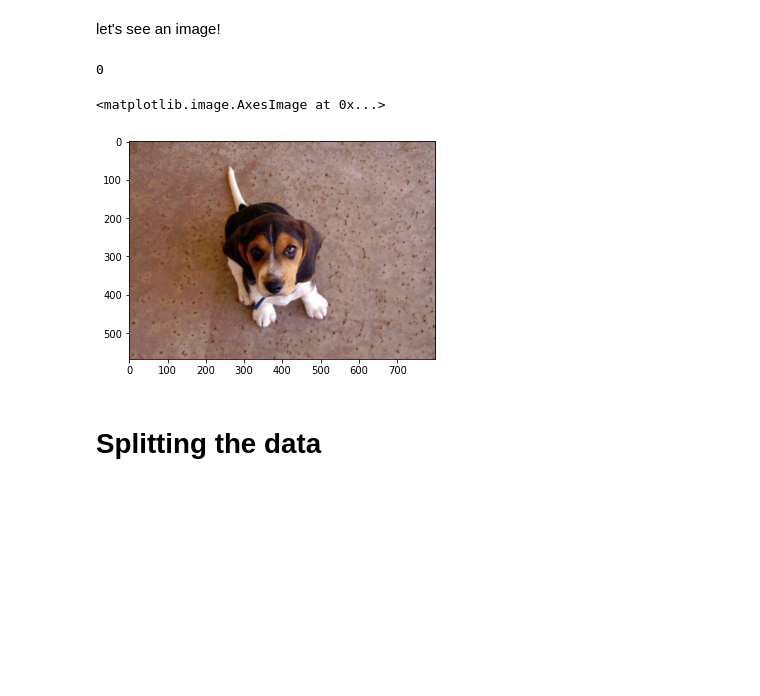
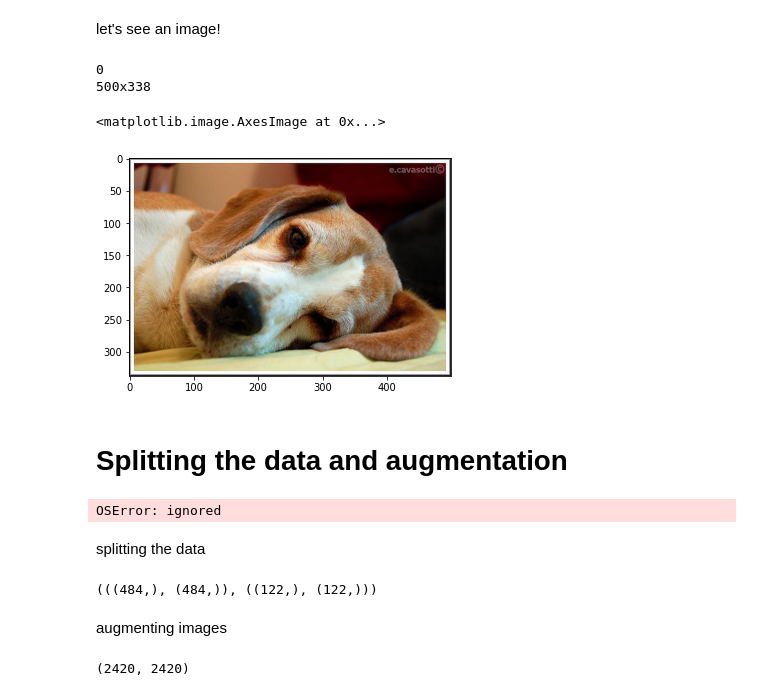
Before and after one commit to maya2d26/CNN_dog_breed_classifier, a Jupyter notebook: Stanford_dog_breed_classifier.ipynb, the cells around one changed output. Drawn from its saved outputs; the diff is of its cells as text; code cells hidden in the pictures; blank space fills up the shorter version.

Commit message:
Augmentation and splitting data

```diff
--- a/Stanford_dog_breed_classifier.ipynb
+++ b/Stanford_dog_breed_classifier.ipynb
@@ -41,11 +41,14 @@ let's see an image!
 # %%
 from random import randrange
 img, label = dataset.__getitem__(randrange(606))
 print(label)
+width, height = img.size
+print(str(width)+"x"+ str(height))
 plt.imshow(img)
 # %% [output]
 0
+500x338
 <matplotlib.image.AxesImage at 0x...>
-[figure, old version]
+[figure, new version]
 # %% [markdown]
-# Splitting the data
+# Splitting the data and augmentation
@@ -51,0 +62,40 @@ plt.imshow(img)
+# %%
+from tqdm import tqdm
+from skimage.io import imread, imsave
+train_img = []
+train_label = []
+for img_name,label in tqdm(dataset):
+    train_img.append(img)
+    train_label.append(label)
+
+train_x_no_aug = np.array(train_img)
+train_y_no_aug = np.array(train_label)
+train_x_no_aug.shape, train_y_no_aug.shape
+# %% [output]
+OSError: ignored
+# %% [markdown]
+splitting the data
+# %%
+from sklearn.model_selection import train_test_split
+train_x_no_aug, test_x, train_y_no_aug, test_y = train_test_split(train_x_no_aug, train_y_no_aug, test_size = 0.2, random_state = 13, stratify=train_y_no_aug)
+(train_x_no_aug.shape, train_y_no_aug.shape), (test_x.shape, test_y.shape)
+# %% [output]
+(((484,), (484,)), ((122,), (122,)))
+# %% [markdown]
+augmenting images
+# %%
+train_x= []
+train_y = []
+for i in tqdm(range(train_x_no_aug.shape[0])):
+    img = train_x_no_aug[i]
+    train_x.append(img)
+    train_x.append(img.rotate(60))
+    train_x.append(np.fliplr(img.rotate(45)))
+    train_x.append(np.fliplr(img))
+    train_x.append(np.flipud(img))
+    for j in range(5):
+      train_y.append(train_y_no_aug[i])
+
+len(train_x), len(train_y)
+# %% [output]
+(2420, 2420)
```
Also changed, not shown: parts of 3 cells of this notebook.
